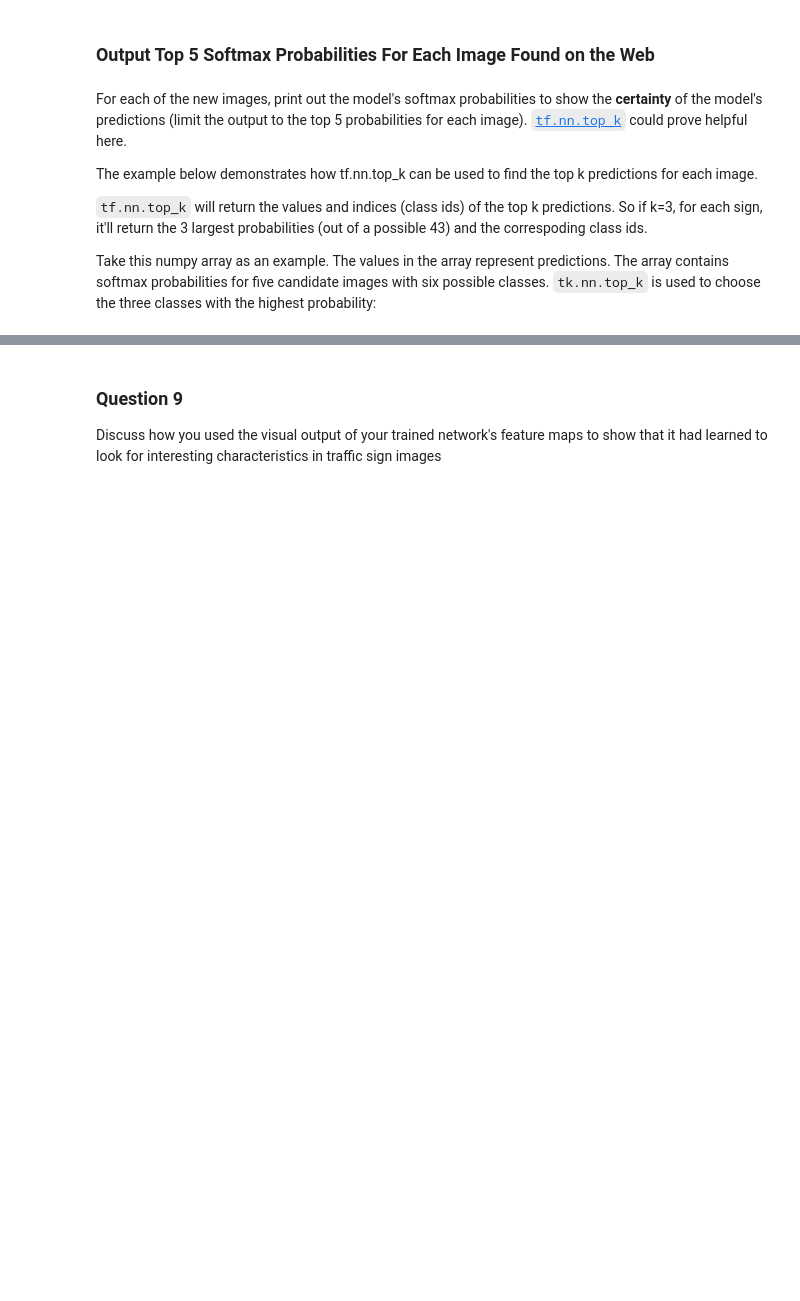
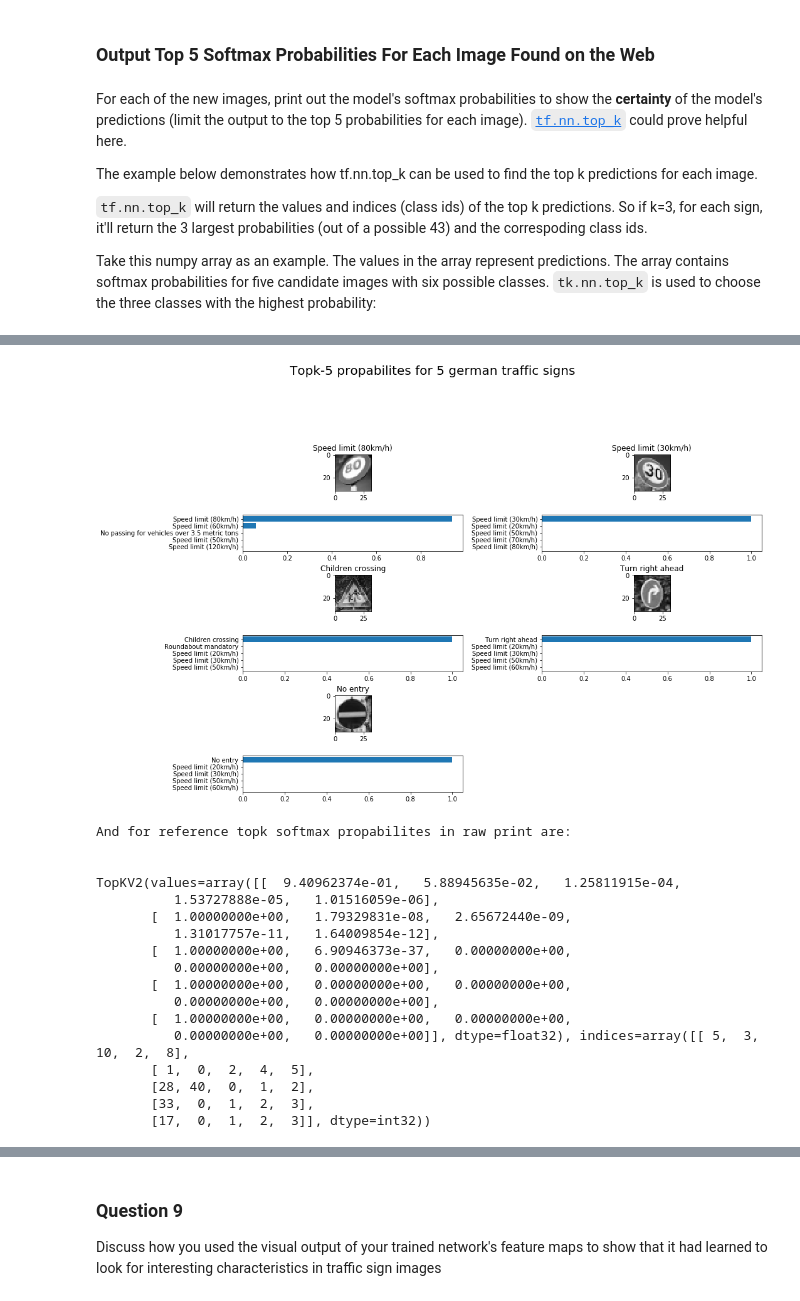
Before and after one commit to llahti/CarND-Traffic-Sign-Classifier-Project, a Jupyter notebook: Traffic_Sign_Classifier.ipynb, the cells around one changed output, grey strips where cells are left out. Drawn from its saved outputs; the diff is of its cells as text; code cells hidden in the pictures; blank space fills up the shorter version.

```diff
--- a/Traffic_Sign_Classifier.ipynb
+++ b/Traffic_Sign_Classifier.ipynb
@@ -813,8 +942,6 @@ Comments are per image index
 import tensorflow as tf
 results = None
 with tf.Session() as sess:
-    if X_test_images.shape[3] == 3:
-        X_test_images = preprocess_tensor(X_test_images)
     # saver = tf.train.import_meta_graph('./larenet_6.meta')
     saver = tf.train.Saver()
     saver.restore(sess, "./larenet_6")
@@ -902,7 +1039,7 @@ def create_propability_bar(propabilities, classids, mapping):
     return graph
 
 
-def show_topk(X, y, topk, mapping, nmax=25):
+def show_topk(X, y, topk, mapping, nmax=25, title=None):
     """
     This functions shows test images with corresponding ClassIds.
 
@@ -921,6 +1058,7 @@ def show_topk(X, y, topk, mapping, nmax=25):
         Number of maximum data points(images) to be analyzed
     """
     fig = plt.figure(figsize=(15, 20)) # Plot size in inches
+    fig.suptitle(title, fontsize=20, y=1.08)
     ncols = 2  # Number of columns in plot
     nrows = 15 # Number of rows in plot
     for i, props in enumerate(zip(topk[0], topk[1])):
@@ -956,13 +1097,32 @@ with tf.Session() as sess:
 # %%
 # Illustrate topk-5 propabilities
 pred = result[0]
 y_ = result[1]
 topk = result[2]
 
-print("Visualization of topk propabitlies:\n")
-show_topk(X_test_images, y_, topk, sign_names)
+show_topk(X_test_images, y_, topk, sign_names, title="Topk-5 propabilites for 5 german traffic signs")
+
 print("\nAnd for reference topk softmax propabilites in raw print are:\n\n")
 print(topk)
+# %% [output]
+[figure, added]
+And for reference topk softmax propabilites in raw print are:
+
+
+TopKV2(values=array([[  9.40962374e-01,   5.88945635e-02,   1.25811915e-04,
+          1.53727888e-05,   1.01516059e-06],
+       [  1.00000000e+00,   1.79329831e-08,   2.65672440e-09,
+          1.31017757e-11,   1.64009854e-12],
+       [  1.00000000e+00,   6.90946373e-37,   0.00000000e+00,
+          0.00000000e+00,   0.00000000e+00],
+       [  1.00000000e+00,   0.00000000e+00,   0.00000000e+00,
+          0.00000000e+00,   0.00000000e+00],
+       [  1.00000000e+00,   0.00000000e+00,   0.00000000e+00,
+          0.00000000e+00,   0.00000000e+00]], dtype=float32), indices=array([[ 5,  3, 10,  2,  8],
+       [ 1,  0,  2,  4,  5],
+       [28, 40,  0,  1,  2],
+       [33,  0,  1,  2,  3],
+       [17,  0,  1,  2,  3]], dtype=int32))
 # %% [markdown]
 ---
 
```
Also changed, not shown: parts of 26 cells of this notebook, 16 other files.
